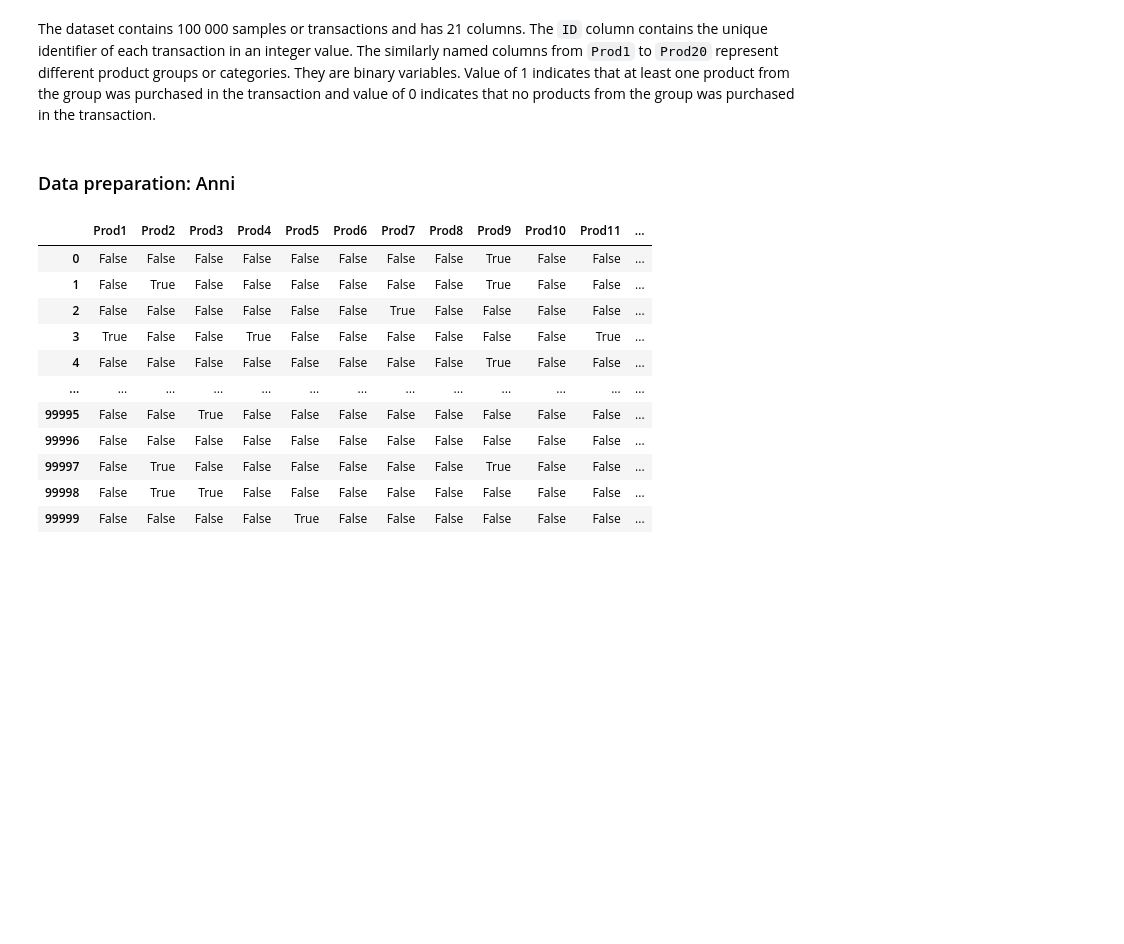
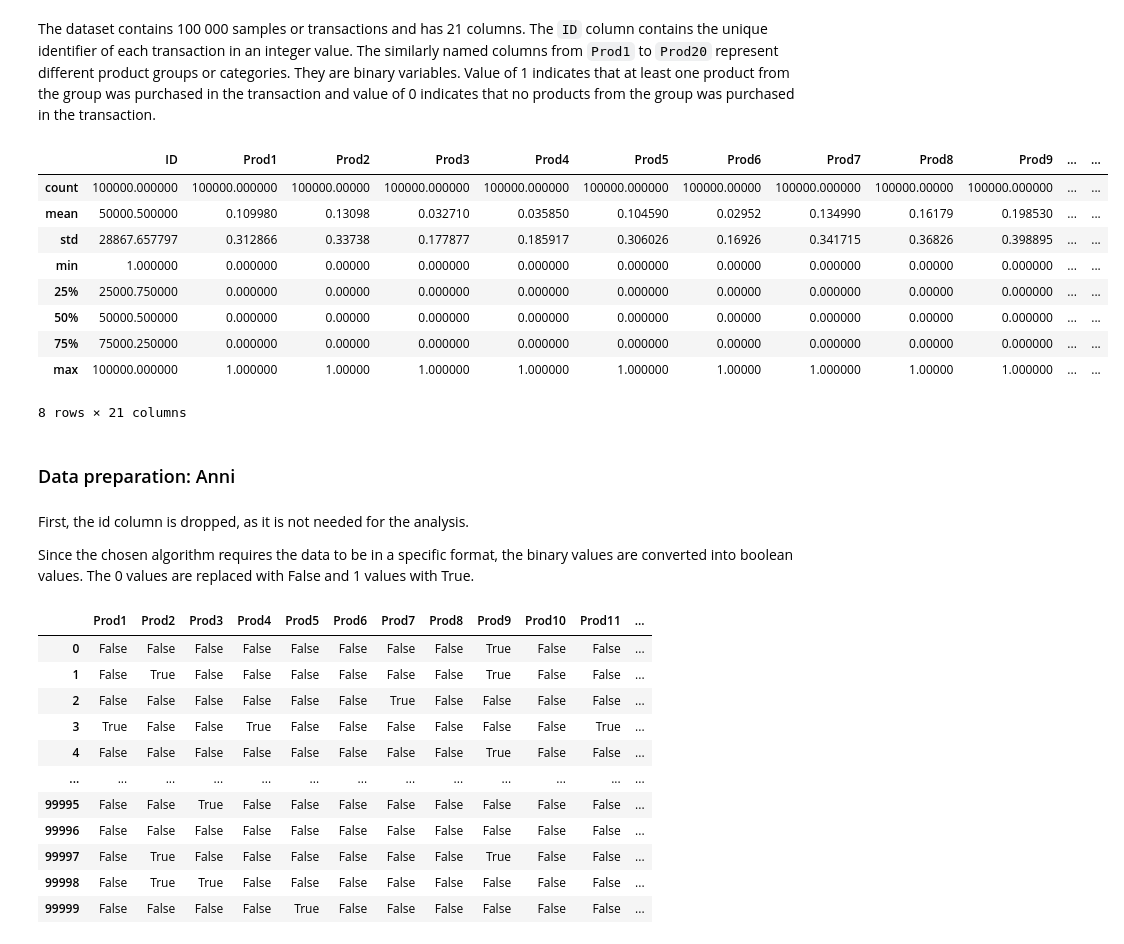
Before and after one commit to sandra-sanj/data_handling_and_mml_exercises, a Jupyter notebook: exercise_5.ipynb, the cells around one changed output. Saved outputs shown, nothing was run; the diff lists cells and outputs as text; code cells hidden in the pictures; blank space fills up the shorter version.

Commit message:
add data preparation chapter and phase one of the modeling chapter

```diff
--- a/exercise_5.ipynb
+++ b/exercise_5.ipynb
@@ -232,8 +229,25 @@ df
 100000 rows × 21 columns
 # %% [markdown]
 The dataset contains 100 000 samples or transactions and has 21 columns. The `ID` column contains the unique identifier of each transaction in an integer value. The similarly named columns from `Prod1` to `Prod20` represent different product groups or categories. They are binary variables. Value of 1 indicates that at least one product from the group was purchased in the transaction and value of 0 indicates that no products from the group was purchased in the transaction.
+# %%
+df.describe()
+# %% [output]
+|  | ID | Prod1 | Prod2 | Prod3 | Prod4 | Prod5 | Prod6 | Prod7 | Prod8 | Prod9 | ... | ... |
+| count | 100000.000000 | 100000.000000 | 100000.00000 | 100000.000000 | 100000.000000 | 100000.000000 | 100000.00000 | 100000.000000 | 100000.00000 | 100000.000000 | ... | ... |
+| mean | 50000.500000 | 0.109980 | 0.13098 | 0.032710 | 0.035850 | 0.104590 | 0.02952 | 0.134990 | 0.16179 | 0.198530 | ... | ... |
+| std | 28867.657797 | 0.312866 | 0.33738 | 0.177877 | 0.185917 | 0.306026 | 0.16926 | 0.341715 | 0.36826 | 0.398895 | ... | ... |
+| min | 1.000000 | 0.000000 | 0.00000 | 0.000000 | 0.000000 | 0.000000 | 0.00000 | 0.000000 | 0.00000 | 0.000000 | ... | ... |
+| 25% | 25000.750000 | 0.000000 | 0.00000 | 0.000000 | 0.000000 | 0.000000 | 0.00000 | 0.000000 | 0.00000 | 0.000000 | ... | ... |
+| 50% | 50000.500000 | 0.000000 | 0.00000 | 0.000000 | 0.000000 | 0.000000 | 0.00000 | 0.000000 | 0.00000 | 0.000000 | ... | ... |
+| 75% | 75000.250000 | 0.000000 | 0.00000 | 0.000000 | 0.000000 | 0.000000 | 0.00000 | 0.000000 | 0.00000 | 0.000000 | ... | ... |
+| max | 100000.000000 | 1.000000 | 1.00000 | 1.000000 | 1.000000 | 1.000000 | 1.00000 | 1.000000 | 1.00000 | 1.000000 | ... | ... |
+8 rows × 21 columns
 # %% [markdown]
 ### Data preparation: Anni
+# %% [markdown]
+First, the id column is dropped, as it is not needed for the analysis.
+
+Since the chosen algorithm requires the data to be in a specific format, the binary values are converted into boolean values. The 0 values are replaced with False and 1 values with True.
 # %%
 # drop id
 df = df.drop(columns='ID')
```
Also changed, not shown: parts of 10 cells of this notebook.
